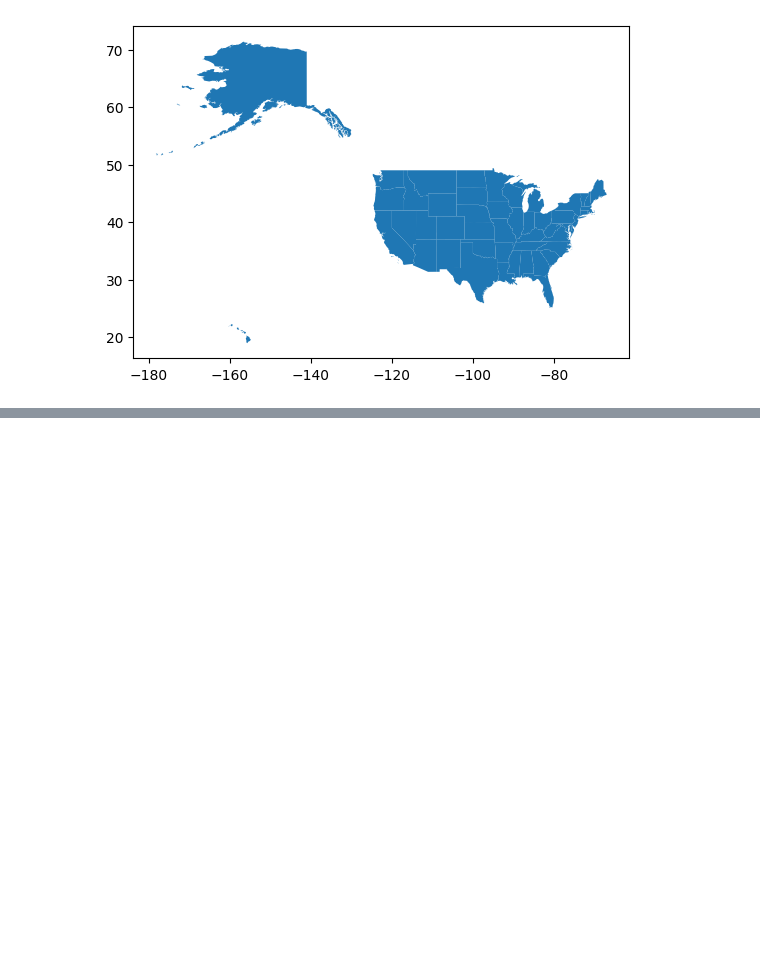
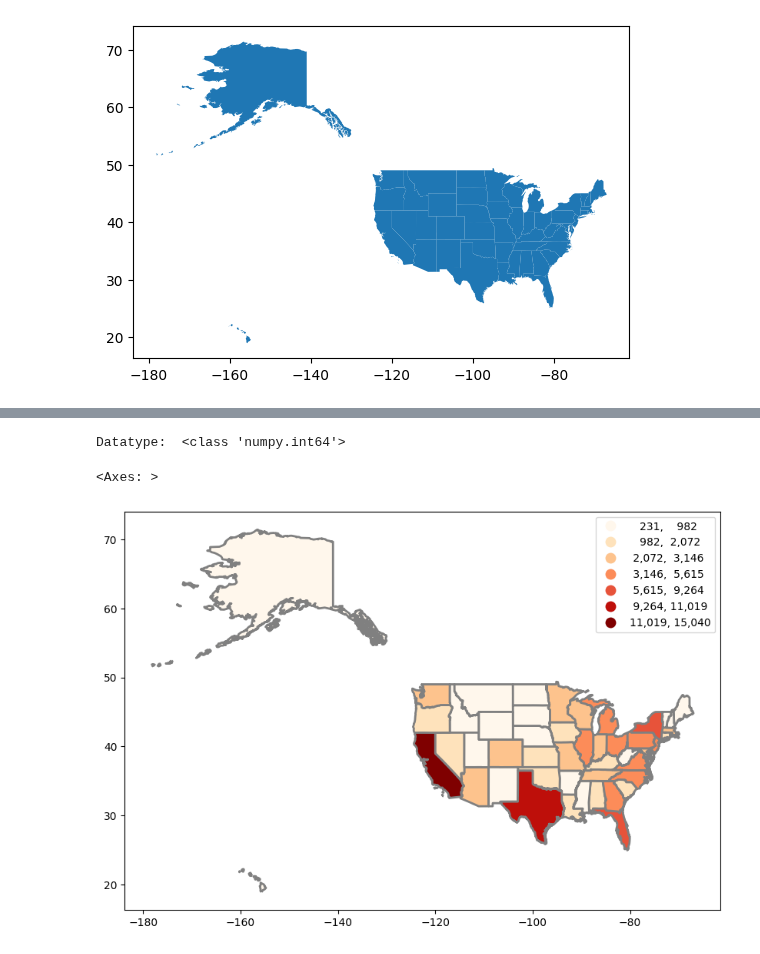
Before and after one commit to gauravshetty98/Analyzing-Statewise-Substance-Abuse-And-Its-Correalation, a Jupyter notebook: map_ps0.ipynb, the cells around one changed output, grey strips where cells are left out. Drawn from its saved outputs; the diff is of its cells as text; code cells hidden in the pictures; blank space fills up the shorter version.

```diff
--- a/map_ps0.ipynb
+++ b/map_ps0.ipynb
@@ -362,0 +230,6 @@ https://jakevdp.github.io/PythonDataScienceHandbook/04.13-geographic-data-with-b
+# %%
+alcohol_df = pd.DataFrame(columns = dataset.columns)
+for i in range(0,dataset.shape[0]):
+  if dataset.iloc[i,1] == "ALCOHOL Alcohol Use in the Past Month":
+    alcohol_df.loc[len(alcohol_df.index)] = dataset.loc[i,:]
+print(alcohol_df.head())
@@ -362,0 +250,13 @@ https://jakevdp.github.io/PythonDataScienceHandbook/04.13-geographic-data-with-b
+# %%
+alcohol_df['12+'] = alcohol_df['12+'].str.replace(",","")
+alcohol_df['12+'] = pd.to_numeric(alcohol_df['12+'])
+print("Datatype: ", type(alcohol_df.loc[2,'12+']))
+alcohol_map = pd.merge(usa_shp, alcohol_df, on = 'State_Name', how = 'inner', indicator = False)
+# %% [output]
+Datatype:  <class 'numpy.int64'>
+# %%
+alcohol_map.plot(figsize=(10,12),column='12+',legend=True,cmap='OrRd',scheme='natural_breaks',k=7, edgecolor='grey',
+              linewidth=2,legend_kwds= {"fmt": "{:,.0f}"})
+# %% [output]
+<Axes: >
+[figure, added]
```
Also changed, not shown: parts of 46 cells of this notebook.
